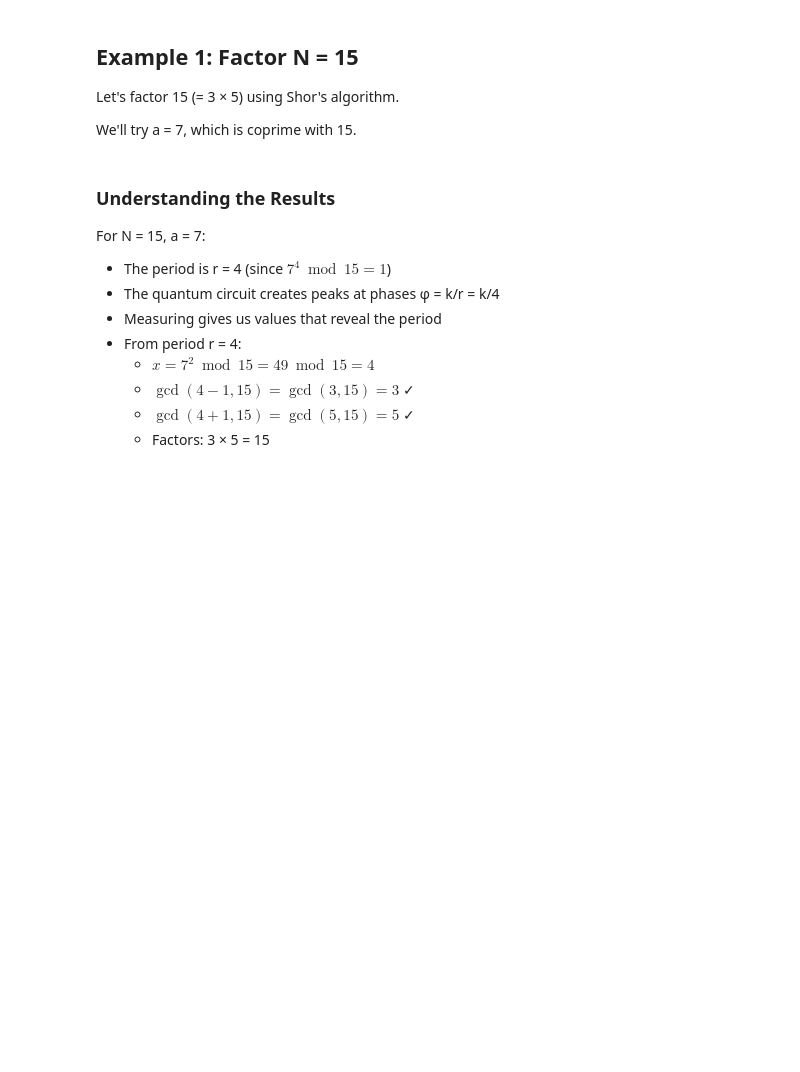
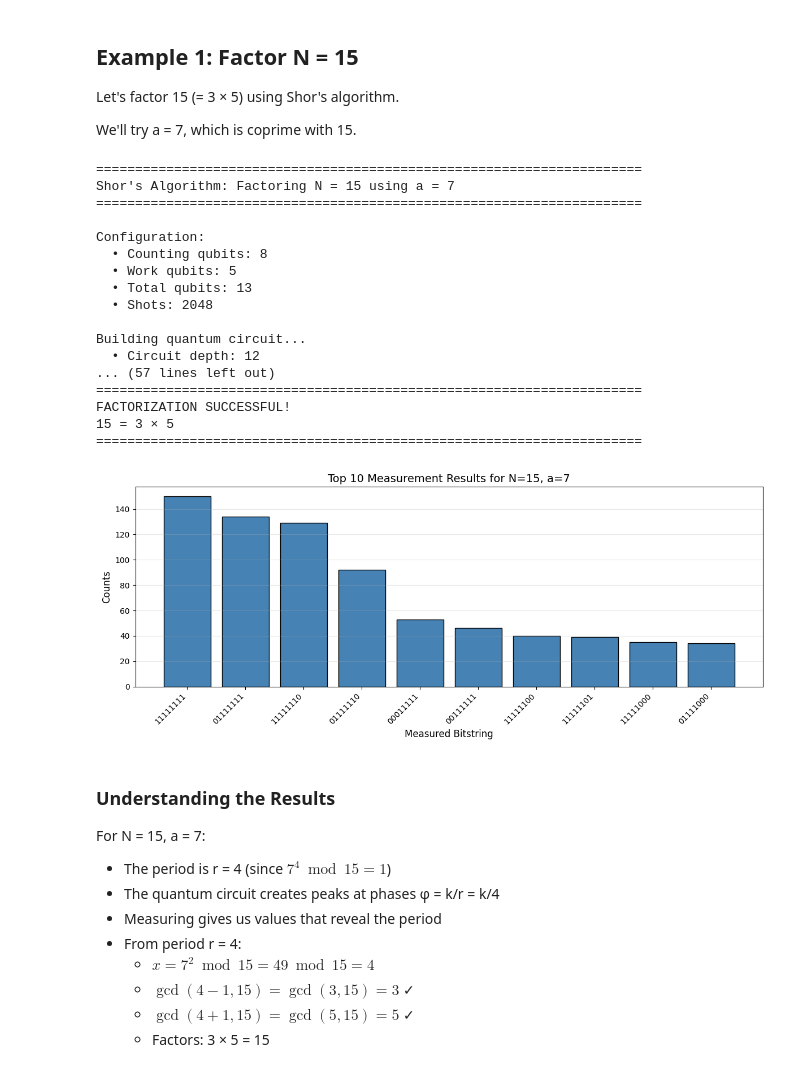
Before and after one commit to jparrado23/Quantum-Computing-Introduction, a Jupyter notebook: notebooks/shor_algorithm.ipynb, the cells around one changed output. Cells and saved outputs as stored; diff of their text form; code cells hidden in the pictures; blank space fills up the shorter version.

Commit message:
Fixing SHor notebook

```diff
--- a/notebooks/shor_algorithm.ipynb
+++ b/notebooks/shor_algorithm.ipynb
@@ -221,12 +221,13 @@ def create_inverse_qft(num_qubits):
     qc = QuantumCircuit(num_qubits, name='IQFT')
 
     # Apply IQFT: reverse operations of QFT
-    for j in range(num_qubits):
+    # Iterate through qubits in reverse order
+    for j in range(num_qubits - 1, -1, -1):
+        # Apply controlled phase rotations before Hadamard
+        for k in range(j - 1, -1, -1):
+            qc.cp(-np.pi / (2**(j - k)), k, j)
         # Apply Hadamard
         qc.h(j)
-        # Apply controlled phase rotations
-        for k in range(j):
-            qc.cp(-np.pi / (2**(j - k)), k, j)
 
     # Swap qubits to reverse order
     for j in range(num_qubits // 2):
@@ -530,13 +539,46 @@ We'll try a = 7, which is coprime with 15.
 # %%
 # Factor N = 15 using a = 7
 result = run_shor_algorithm(a=7, N=15, num_counting_qubits=8, shots=2048)
 
-# Visualize measurement results
+# Visualize measurement results (top 10 only)
 if 'counts' in result:
-    plt.figure(figsize=(12, 5))
-    plot_histogram(result['counts'], figsize=(12, 5))
-    plt.title(f"Measurement Results for N={result['N']}, a={result['a']}")
+    # Get top 10 measurements
+    sorted_counts = sorted(result['counts'].items(), key=lambda x: x[1], reverse=True)
+    top_10_counts = dict(sorted_counts[:10])
+
+    # Create bar chart
+    fig, ax = plt.subplots(figsize=(12, 5))
+    bitstrings = list(top_10_counts.keys())
+    counts = list(top_10_counts.values())
+
+    ax.bar(range(len(bitstrings)), counts, color='steelblue', edgecolor='black')
+    ax.set_xticks(range(len(bitstrings)))
+    ax.set_xticklabels(bitstrings, rotation=45, ha='right')
+    ax.set_xlabel('Measured Bitstring', fontsize=12)
+    ax.set_ylabel('Counts', fontsize=12)
+    ax.set_title(f"Top 10 Measurement Results for N={result['N']}, a={result['a']}", fontsize=14)
+    ax.grid(axis='y', alpha=0.3)
+    plt.tight_layout()
     plt.show()
+# %% [output]
+======================================================================
+Shor's Algorithm: Factoring N = 15 using a = 7
+======================================================================
+
+Configuration:
+  • Counting qubits: 8
+  • Work qubits: 5
+  • Total qubits: 13
+  • Shots: 2048
+
+Building quantum circuit...
+  • Circuit depth: 12
+... (57 lines left out)
+======================================================================
+FACTORIZATION SUCCESSFUL!
+15 = 3 × 5
+======================================================================
+[figure, added]
 # %% [markdown]
 ### Understanding the Results
 
```
Also changed, not shown: parts of 15 cells of this notebook.
